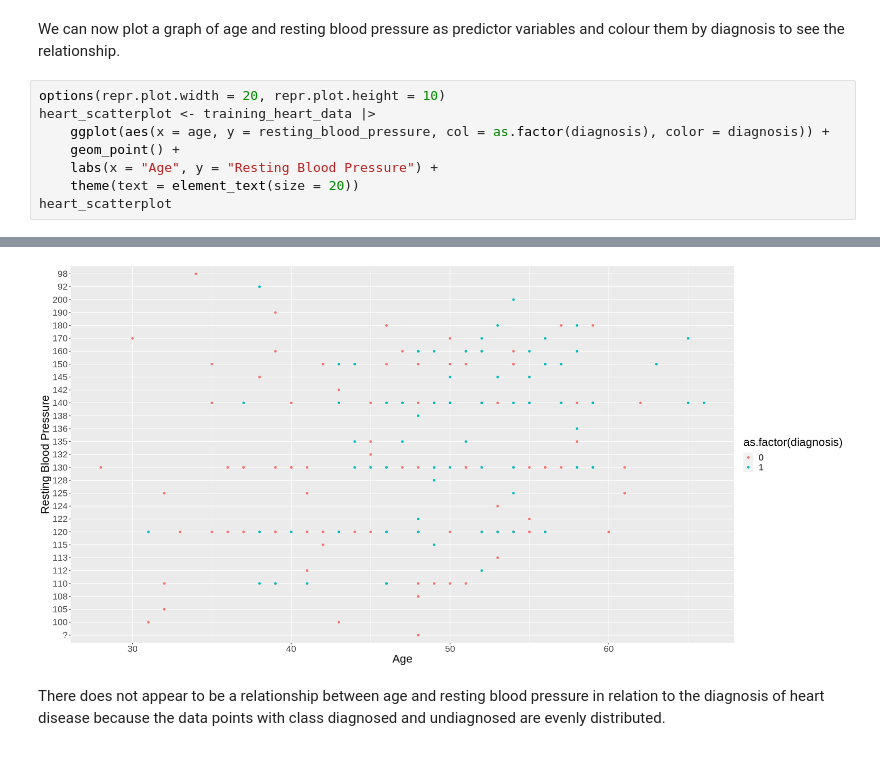
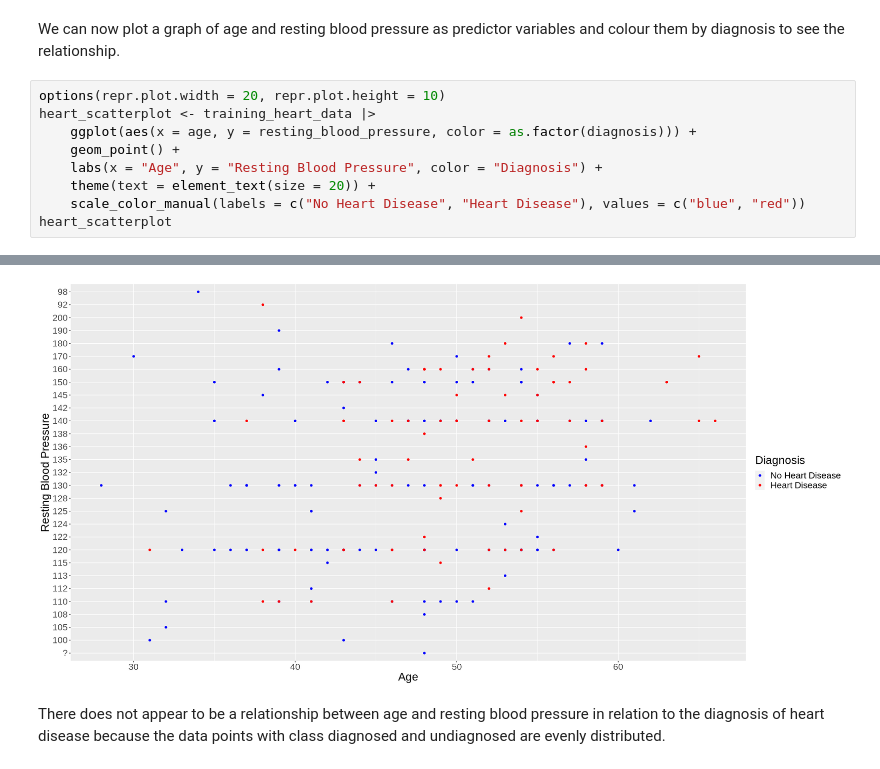
Before and after one commit to julieklipp/Project-Proposal, a Jupyter notebook: Project Proposal.ipynb, the cells around one changed output, grey strips where cells are left out. Cells and saved outputs as stored; diff of their text form.

Commit message:
Renamed diagnosis in scatterplot

```diff
--- a/Project Proposal.ipynb
+++ b/Project Proposal.ipynb
@@ -167,9 +167,10 @@ We can now plot a graph of age and resting blood pressure as predictor variables
 # %%
 options(repr.plot.width = 20, repr.plot.height = 10)
 heart_scatterplot <- training_heart_data |>
-    ggplot(aes(x = age, y = resting_blood_pressure, col = as.factor(diagnosis), color = diagnosis)) +
+    ggplot(aes(x = age, y = resting_blood_pressure, color = as.factor(diagnosis))) +
     geom_point() +
-    labs(x = "Age", y = "Resting Blood Pressure") +
-    theme(text = element_text(size = 20))
+    labs(x = "Age", y = "Resting Blood Pressure", color = "Diagnosis") +
+    theme(text = element_text(size = 20)) +
+    scale_color_manual(labels = c("No Heart Disease", "Heart Disease"), values = c("blue", "red"))
 heart_scatterplot
 # %% [output]
@@ -178,4 +177,4 @@ Warning message:
-[figure, old version]
+[figure, new version]
 # %% [markdown]
 There does not appear to be a relationship between age and resting blood pressure in relation to the diagnosis of heart disease because the data points with class diagnosed and undiagnosed are evenly distributed.
 # %%
```
Also changed, not shown: parts of 1 cell of this notebook.
